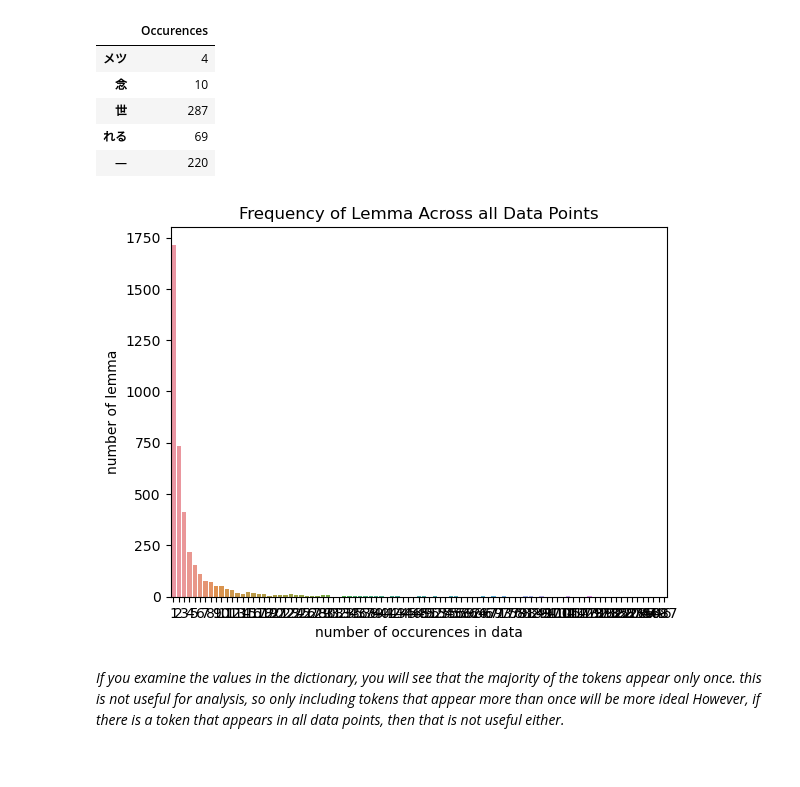
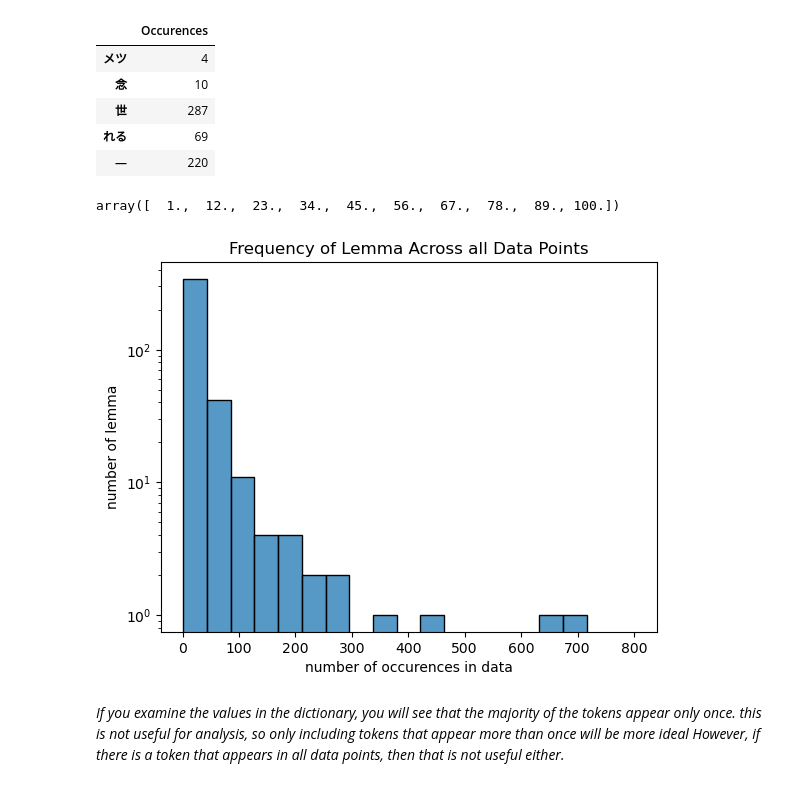
Before and after one commit to aliciaroberts/URAP_NLP, a Jupyter notebook: making_training_matrix.ipynb, the cells around one changed output. Cells and saved outputs as stored; diff of their text form; code cells hidden in the pictures.

```diff
--- a/making_training_matrix.ipynb
+++ b/making_training_matrix.ipynb
@@ -473,28 +473,33 @@ lemma_df.head()
 # plt.xlabel('number of occurences in data')
 # plt.ylabel('number of tokens')
 # plt.show()
+# %%
+tixs
+# %% [output]
+array([  1.,  12.,  23.,  34.,  45.,  56.,  67.,  78.,  89., 100.])
 # %%
 # now only plotting tokens that appear 10 or more times -- so we can see the distribution better for the higher values
 
-num_lemma = 700
-tixs = np.linspace(start = 1, stop = num_lemma, num = 10)
+num_lemma = 800
+tixs = np.linspace(start = 1, stop = num_lemma, num = 20)
 
-sns.countplot(data = lemma_df, x = 'Occurences')
+sns.histplot(data = lemma_df, x = 'Occurences', bins = tixs)
 # plt.xticks(ticks = tixs, labels = tixs//1)
 plt.title('Frequency of Lemma Across all Data Points')
 plt.xlabel('number of occurences in data')
 plt.ylabel('number of lemma')
+plt.yscale('log')
 plt.show()
 
 
 # sns.countplot(data = token_df, x = 'Occurences')
 # plt.xticks(ticks = tixs, labels = tixs//1)
 # plt.title('Frequency of Tokens Across all Data Points')
 # plt.xlabel('number of occurences in data')
 # plt.ylabel('number of tokens')
 # plt.show()
 # %% [output]
-[figure, old version]
+[figure, new version]
 # %% [markdown]
 _If you examine the values in the dictionary, you will see that the majority of the tokens appear only once. this is not useful for analysis, so only including tokens that appear more than once will be more ideal However, if there is a token that appears in all data points, then that is not useful either._
 # %%
```
Also changed, not shown: parts of 4 cells of this notebook, 4 other files.
